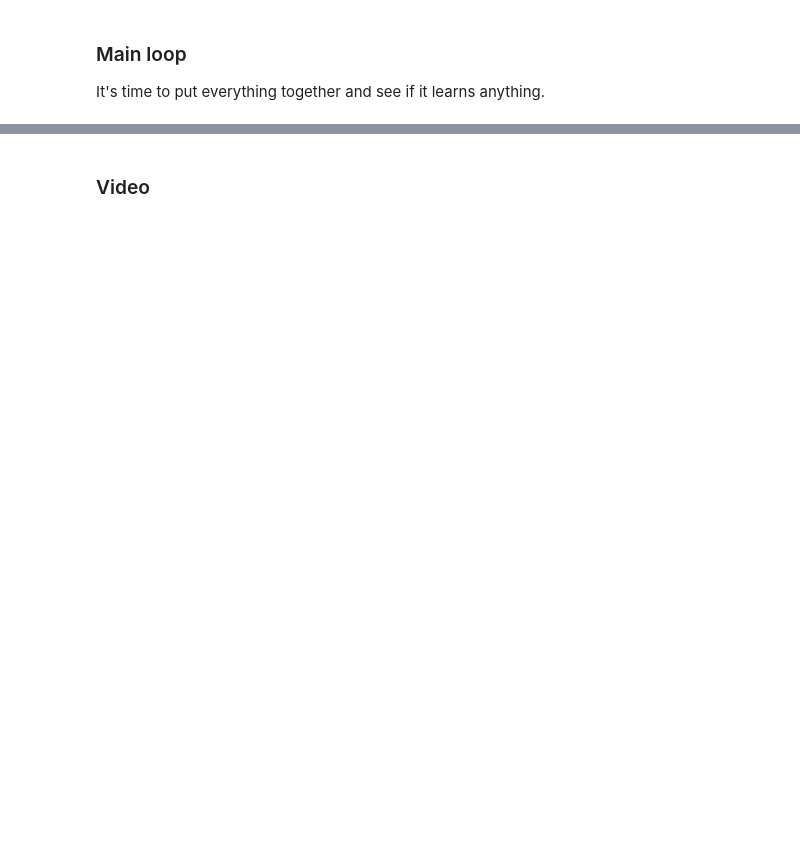
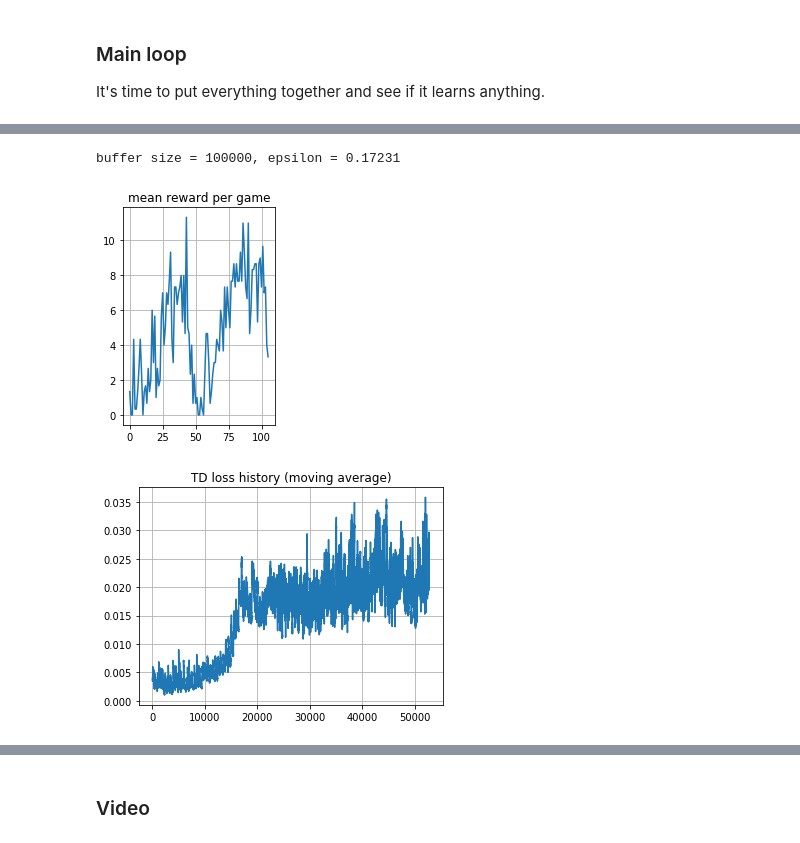
Before and after one commit to FelixKleineBoesing/gymTraining, a Jupyter notebook: src/dqn_atari.ipynb, the cells around one changed output, grey strips where cells are left out. Cells and saved outputs as stored; diff of their text form; code cells hidden in the pictures; blank space fills up the shorter version.

```diff
--- a/src/dqn_atari.ipynb
+++ b/src/dqn_atari.ipynb
@@ -129,12 +169,21 @@ tf.reset_default_graph()
 sess = tf.InteractiveSession()
 # %%
 from keras.layers import Conv2D, Dense, Flatten
+import keras
 class DQNAgent:
     def __init__(self, name, state_shape, n_actions, epsilon=0, reuse=False):
         """A simple DQN agent"""
         with tf.variable_scope(name, reuse=reuse):
 
-            < Define your network body here. Please make sure you don't use any layers created elsewhere >
+            self.network = keras.models.Sequential()
+
+            # let's create a network for approximate q-learning following guidelines above
+            self.network.add(Conv2D(16, (3, 3), strides = 2, activation = "relu", input_shape=state_shape))
+            self.network.add(Conv2D(32, (3, 3), strides = 2, activation = "relu"))
+            self.network.add(Conv2D(64, (3, 3), strides = 2, activation = "relu"))
+            self.network.add(Flatten())
+            self.network.add(Dense(256, activation = "relu"))
+            self.network.add(Dense(n_actions, activation = "linear"))
 
             # prepare a graph for agent step
             self.state_t = tf.placeholder('float32', [None,] + list(state_shape))
@@ -145,9 +194,7 @@ class DQNAgent:
 
     def get_symbolic_qvalues(self, state_t):
         """takes agent's observation, returns qvalues. Both are tf Tensors"""
-        < apply your network layers here >
-        qvalues = < symbolic tensor for q-values >
-
+        qvalues = self.network(state_t)
 
         assert tf.is_numeric_tensor(qvalues) and qvalues.shape.ndims == 2, \
             "please return 2d tf tensor of qvalues [you got %s]" % repr(qvalues)
@@ -225,7 +279,19 @@ def play_and_record(agent, env, exp_replay, n_steps=1):
     s = env.framebuffer
 
     # Play the game for n_steps as per instructions above
-    <YOUR CODE>
+    reward = 0.0
+    for i in range(n_steps):
+        q_values = agent.get_qvalues([s])
+        action = agent.sample_actions(q_values)[0]
+        next_state, r, done, _ = env.step(action)
+
+        exp_replay.add(s, action, r, next_state, done)
+        reward += r
+        if done:
+            s = env.reset()
+        else:
+            s = next_state
+    return reward
 # %%
 # testing your code. This may take a minute...
 exp_replay = ReplayBuffer(20000)
@@ -309,13 +381,13 @@ Where
 * $\gamma$ is a discount factor defined two cells above.
 # %%
 # compute q-values for NEXT states with target network
-next_qvalues_target = <YOUR CODE>
+next_qvalues_target = target_network.get_symbolic_qvalues(next_obs_ph)
 
 # compute state values by taking max over next_qvalues_target for all actions
-next_state_values_target = <YOUR CODE>
+next_state_values_target = tf.reduce_max(next_qvalues_target, axis=-1)
 
 # compute Q_reference(s,a) as per formula above.
-reference_qvalues = <YOUR CODE>
+reference_qvalues = rewards_ph + gamma*next_state_values_target*is_not_done
 
 # Define loss function for sgd.
 td_loss = (current_action_qvalues - reference_qvalues) ** 2
@@ -364,33 +441,39 @@ for i in trange(10**5):
 
     # play
     play_and_record(agent, env, exp_replay, 10)
 
     # train
     _, loss_t = sess.run([train_step, td_loss], sample_batch(exp_replay, batch_size=64))
     td_loss_history.append(loss_t)
 
     # adjust agent parameters
     if i % 500 == 0:
         load_weigths_into_target_network(agent, target_network)
         agent.epsilon = max(agent.epsilon * 0.99, 0.01)
         mean_rw_history.append(evaluate(make_env(), agent, n_games=3))
 
     if i % 100 == 0:
         clear_output(True)
         print("buffer size = %i, epsilon = %.5f" % (len(exp_replay), agent.epsilon))
 
         plt.subplot(1,2,1)
         plt.title("mean reward per game")
         plt.plot(mean_rw_history)
         plt.grid()
 
         assert not np.isnan(loss_t)
         plt.figure(figsize=[12, 4])
         plt.subplot(1,2,2)
         plt.title("TD loss history (moving average)")
         plt.plot(moving_average(np.array(td_loss_history), span=100, min_periods=100))
         plt.grid()
         plt.show()
+    if np.mean(mean_rw_history[-10:]) > 10:
+        break
+# %% [output]
+buffer size = 100000, epsilon = 0.17231
+[figure, added]
+[figure, added]
 # %%
 assert np.mean(mean_rw_history[-10:]) > 10.
 print("That's good enough for tutorial.")
```
Also changed, not shown: parts of 14 cells of this notebook, 1 other file.
